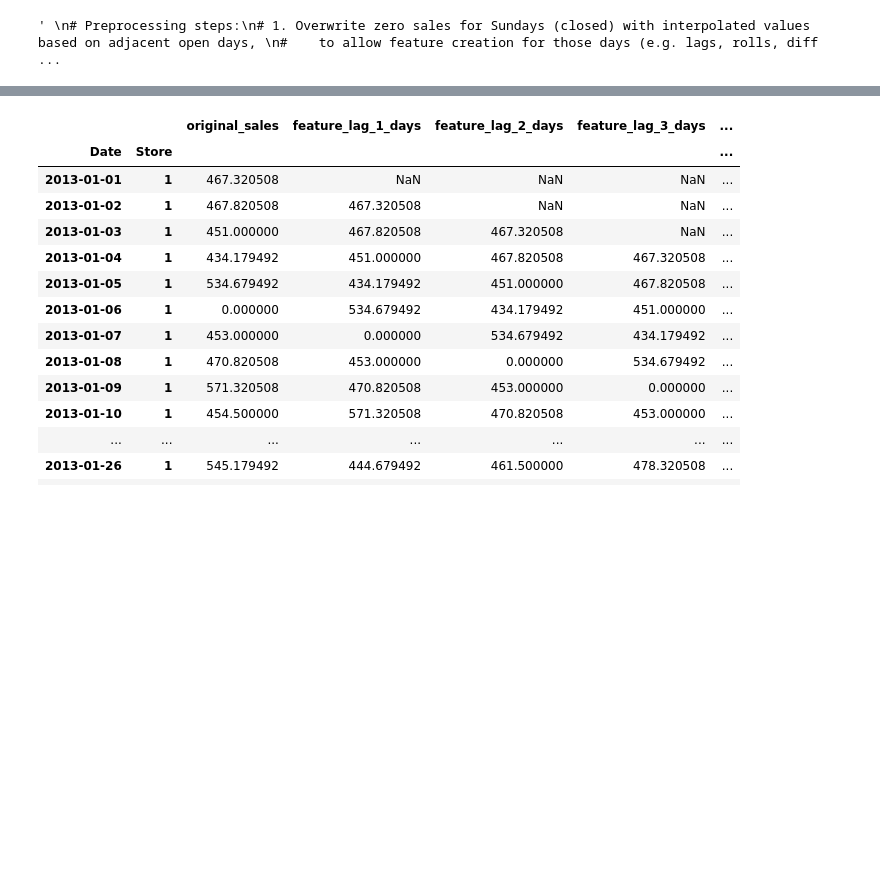
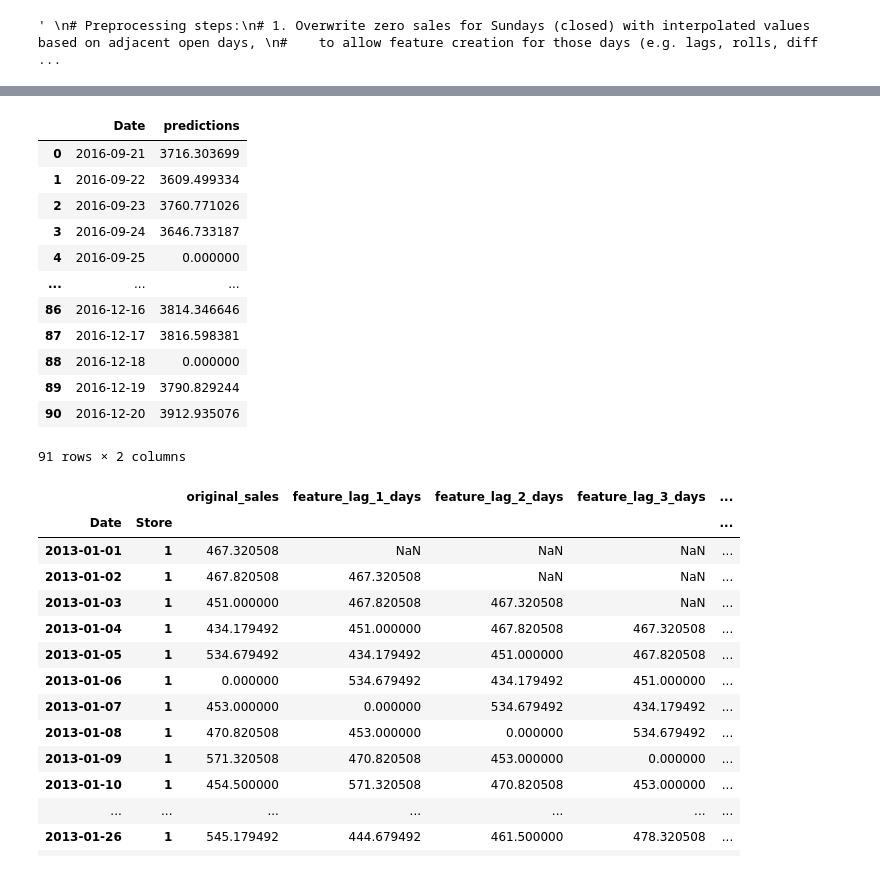
Before and after one commit to Miltos-90/Rossmann_Store_Sales_Forecasting, a Jupyter notebook: test_pipeline.ipynb, the cells around one changed output, grey strips where cells are left out. Saved outputs shown, nothing was run; the diff lists cells and outputs as text; code cells hidden in the pictures; blank space fills up the shorter version.

```diff
--- a/test_pipeline.ipynb
+++ b/test_pipeline.ipynb
@@ -387,3 +408,19 @@ plt.tight_layout()
+# %%
+predicted_store_sales
+# %% [output]
+|  | Date | predictions |
+| 0 | 2016-09-21 | 3716.303699 |
+| 1 | 2016-09-22 | 3609.499334 |
+| 2 | 2016-09-23 | 3760.771026 |
+| 3 | 2016-09-24 | 3646.733187 |
+| 4 | 2016-09-25 | 0.000000 |
+| ... | ... | ... |
+| 86 | 2016-12-16 | 3814.346646 |
+| 87 | 2016-12-17 | 3816.598381 |
+| 88 | 2016-12-18 | 0.000000 |
+| 89 | 2016-12-19 | 3790.829244 |
+| 90 | 2016-12-20 | 3912.935076 |
+91 rows × 2 columns
 # %%
 stores = synthetic.store_data(n_stores=NUM_STORES)
 train = synthetic.sales_data(n_stores=NUM_STORES, days=NUM_DAYS)
```
Also changed, not shown: parts of 8 cells of this notebook, 1 other file.
